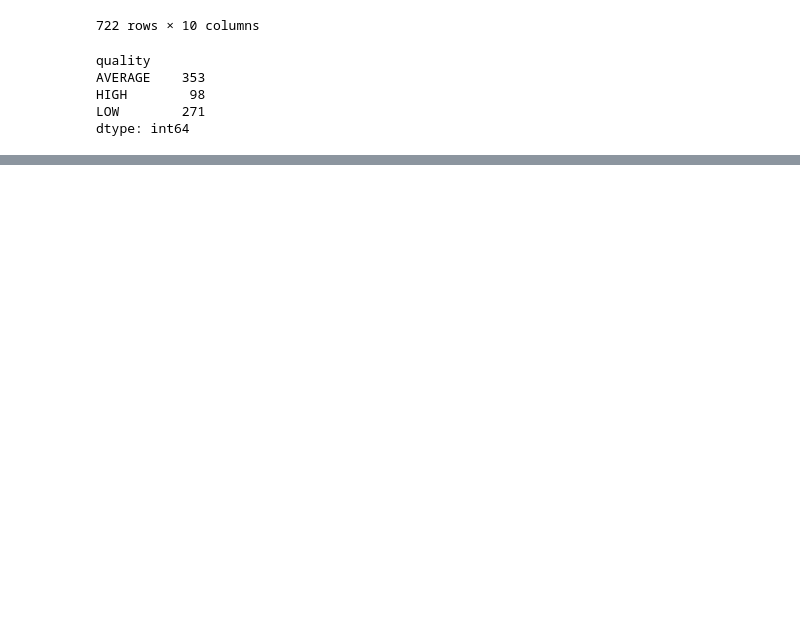
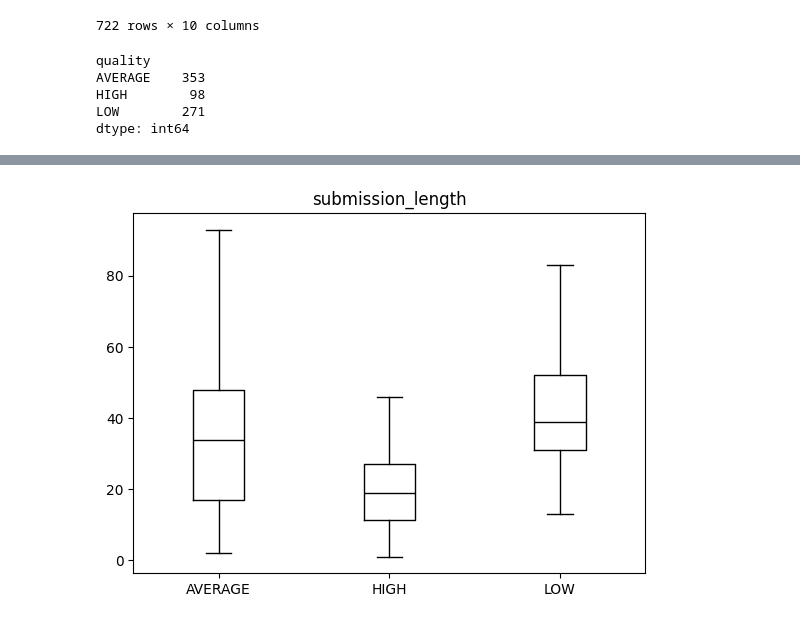
Before and after one commit to DiwanshuShekhar/codeQual, a Jupyter notebook: notebooks/codequal.ipynb, the cells around one changed output, grey strips where cells are left out. Drawn from its saved outputs; the diff is of its cells as text; code cells hidden in the pictures; blank space fills up the shorter version.

```diff
--- a/notebooks/codequal.ipynb
+++ b/notebooks/codequal.ipynb
@@ -179,0 +188,4 @@ dtype: int64
+# %%
+# how long are the submissions
+py800_annotated_df_score['submission_length'] = py800_annotated_df_score['submission'].apply(lambda x: len(x.split()))
+py800_annotated_df_score['submission_length'].describe()
@@ -180,3 +202,11 @@ dtype: int64
+# %%
+import matplotlib.pyplot as plt
+py800_annotated_df_score.boxplot("submission_length", by="quality", grid=False, showfliers=False, color="black")
+plt.suptitle("")
+plt.xlabel("")
+plt.show()
+# %% [output]
+[figure, added]
 # %%
 # save the annotated dataset to a jsonl file
 py800_annotated_df_score.to_json('../data/CodeQualData/py800_annotated.jsonl', orient='records', lines=True)
```
Also changed, not shown: parts of 2 cells of this notebook, 1 other file.
